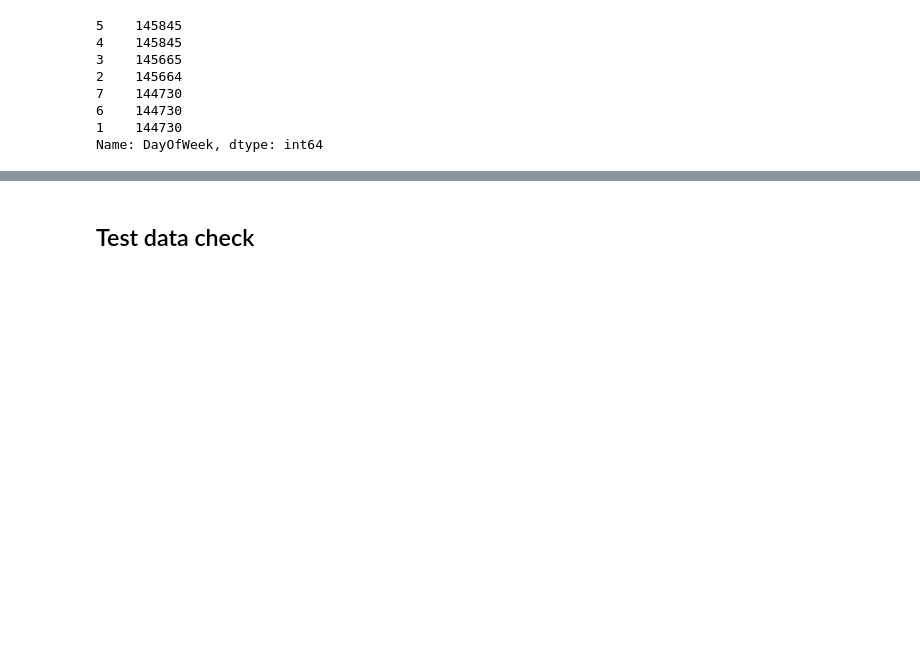
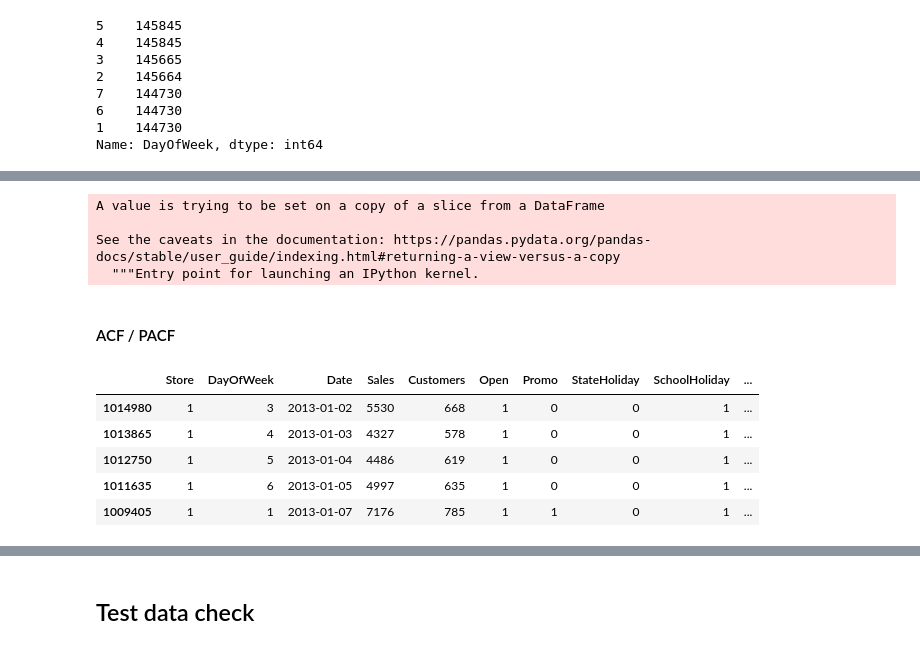
Before and after one commit to CYCCCCC/store_sales_prediction, a Jupyter notebook: store_sales.ipynb, the cells around one changed output, grey strips where cells are left out. Cells and saved outputs as stored; diff of their text form; code cells hidden in the pictures; blank space fills up the shorter version.

```diff
--- a/store_sales.ipynb
+++ b/store_sales.ipynb
@@ -390,0 +321,2 @@ Name: DayOfWeek, dtype: int64
+# %%
+train['sales_yn'] = np.where(train['Sales']>0, 1, 0)
@@ -390,0 +384,9 @@ Name: DayOfWeek, dtype: int64
+# %%
+train_open.sort_values(by=['Store', 'Date'], inplace=True)
+# %% [output]
+A value is trying to be set on a copy of a slice from a DataFrame
+
+See the caveats in the documentation: https://pandas.pydata.org/pandas-docs/stable/user_guide/indexing.html#returning-a-view-versus-a-copy
+  """Entry point for launching an IPython kernel.
+# %% [markdown]
+#### ACF / PACF
@@ -390,0 +395,9 @@ Name: DayOfWeek, dtype: int64
+# %%
+sales_store.head()
+# %% [output]
+|  | Store | DayOfWeek | Date | Sales | Customers | Open | Promo | StateHoliday | SchoolHoliday | ... |
+| 1014980 | 1 | 3 | 2013-01-02 | 5530 | 668 | 1 | 0 | 0 | 1 | ... |
+| 1013865 | 1 | 4 | 2013-01-03 | 4327 | 578 | 1 | 0 | 0 | 1 | ... |
+| 1012750 | 1 | 5 | 2013-01-04 | 4486 | 619 | 1 | 0 | 0 | 1 | ... |
+| 1011635 | 1 | 6 | 2013-01-05 | 4997 | 635 | 1 | 0 | 0 | 1 | ... |
+| 1009405 | 1 | 1 | 2013-01-07 | 7176 | 785 | 1 | 1 | 0 | 1 | ... |
```
Also changed, not shown: parts of 52 cells of this notebook.
